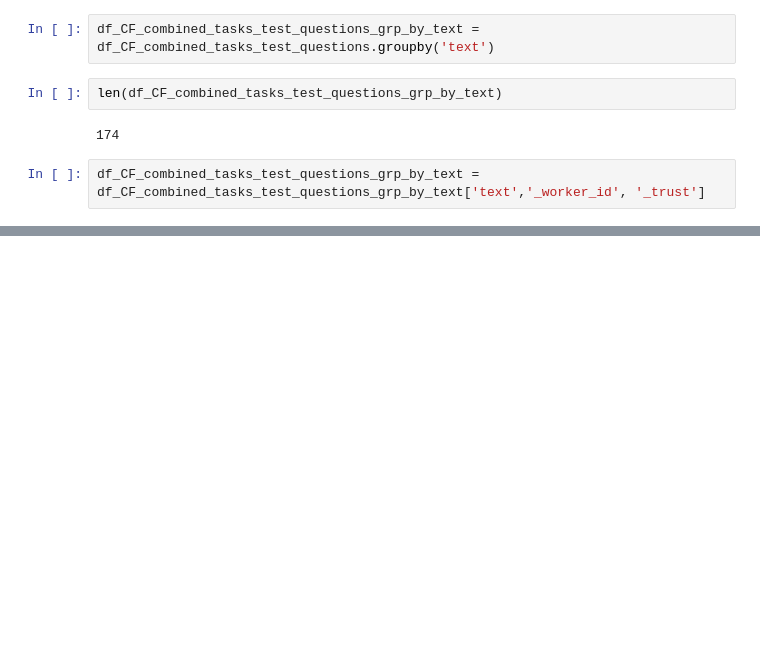
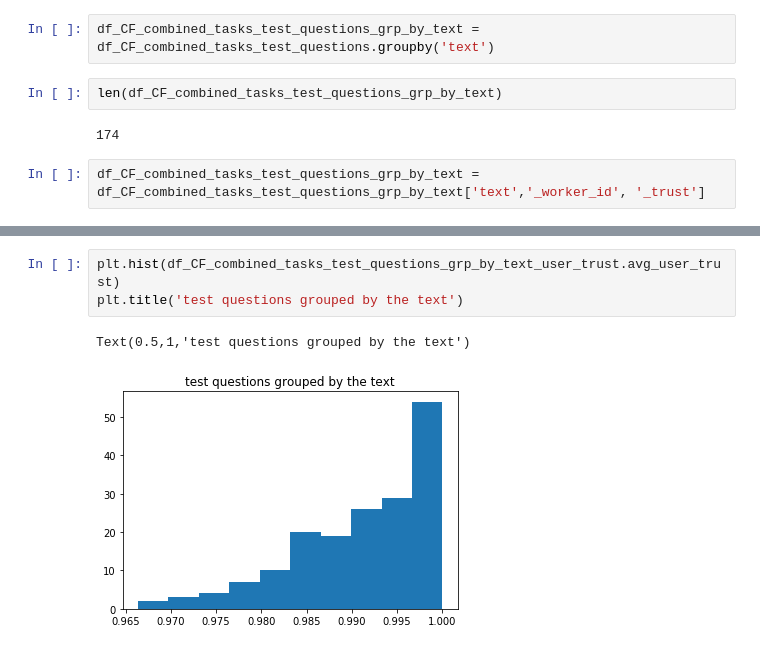
Before and after one commit to efatmae/crowdflower_basic_analytics, a Jupyter notebook: CF_combines_tasks_full_report_Data_basic_statistics.ipynb, the cells around one changed output, grey strips where cells are left out. Saved outputs shown, nothing was run; the diff lists cells and outputs as text; blank space fills up the shorter version.

```diff
--- a/CF_combines_tasks_full_report_Data_basic_statistics.ipynb
+++ b/CF_combines_tasks_full_report_Data_basic_statistics.ipynb
@@ -167 +172,7 @@ df_CF_grouped_txt_test_question_user_trust.head()
+# %%
+plt.hist(df_CF_combined_tasks_test_questions_grp_by_text_user_trust.avg_user_trust)
+plt.title('test questions grouped by the text')
+# %% [output]
+Text(0.5,1,'test questions grouped by the text')
+[figure, added]
 # %%
```
Also changed, not shown: parts of 20 cells of this notebook, 2 other files.
